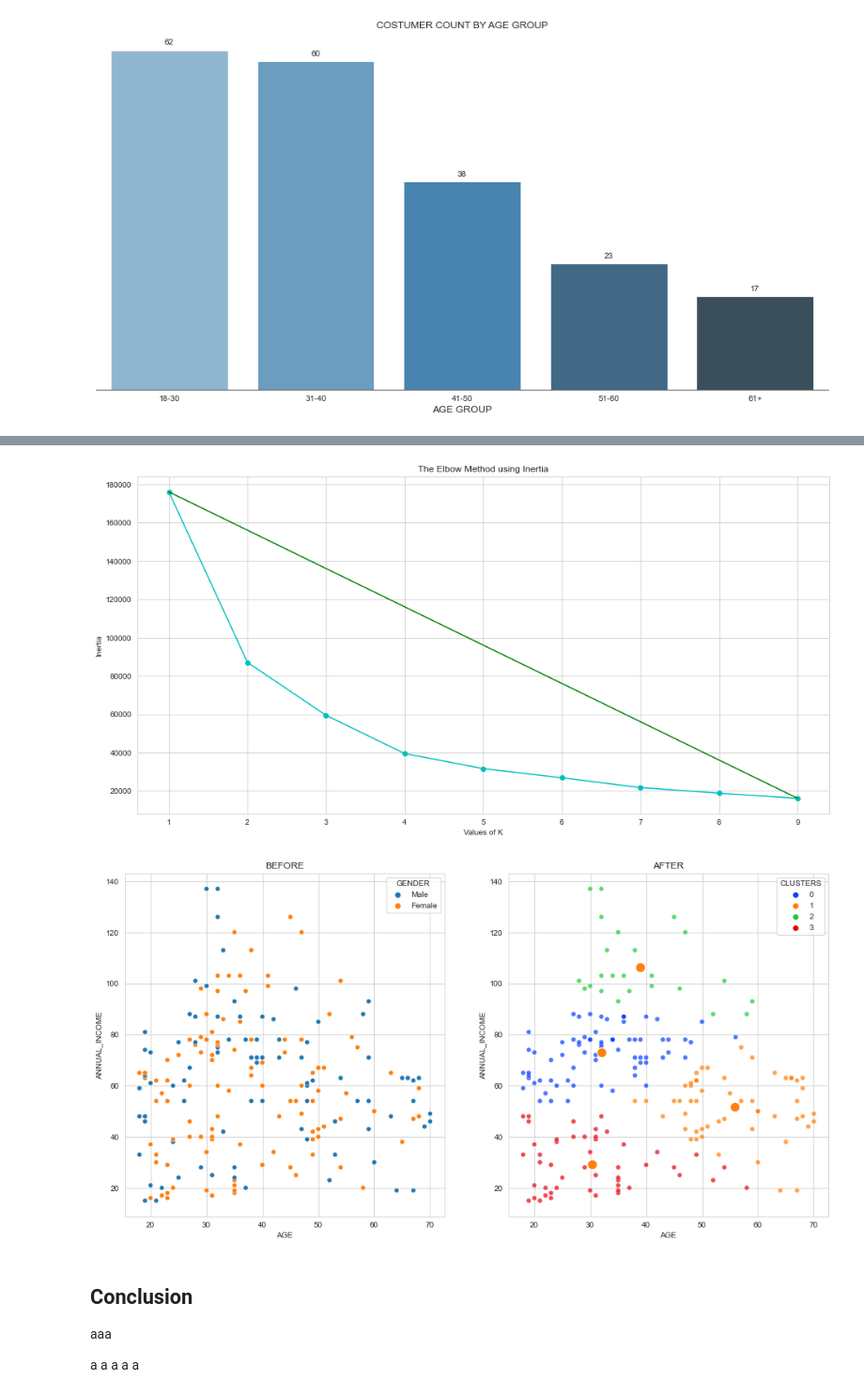
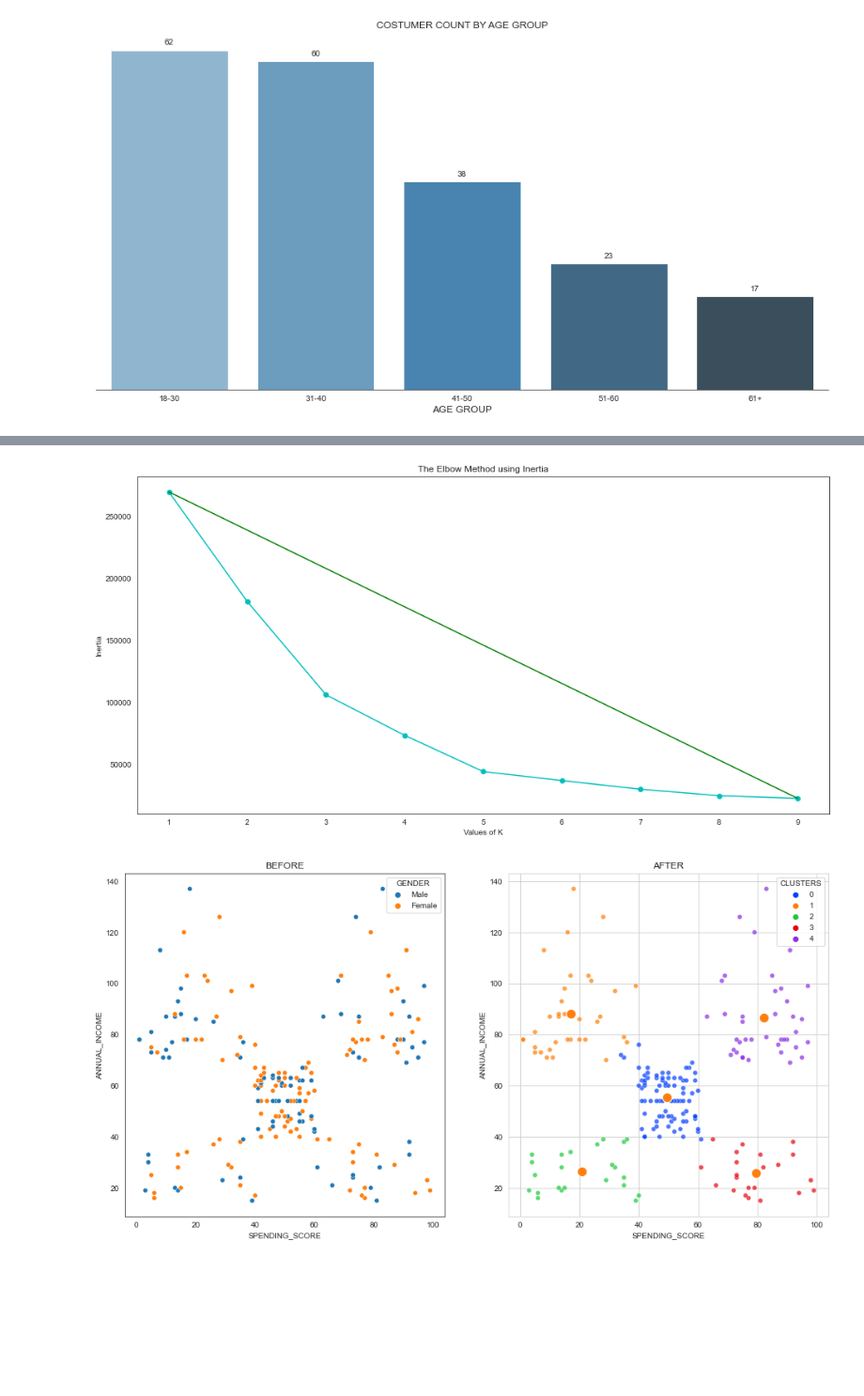
Before and after one commit to matsuch/Mall-Costumer-Segmentation, a Jupyter notebook: Mall-Costumer-Segmentation.ipynb, the cells around one changed output, grey strips where cells are left out. Shown at 94% size. Cells and saved outputs as stored; diff of their text form; code cells hidden in the pictures; blank space fills up the shorter version.

```diff
--- a/Mall-Costumer-Segmentation.ipynb
+++ b/Mall-Costumer-Segmentation.ipynb
@@ -388,16 +464,10 @@ clustering_df, centroids = two_dimensional_clustering(score_age_data, 10, df['AG
-# %%
-clustering_df, centroids = two_dimensional_clustering(income_age_data, 10, df['AGE'], df['ANNUAL_INCOME'])
-# %% [output]
-[figure, removed]
-[figure, removed]
-# %% [markdown]
-## Conclusion
-
-
-aaa
-
-a
-a
-a
-a
-a
+# %%
+#numpy array
+income_score_data = df[['SPENDING_SCORE', 'ANNUAL_INCOME']].to_numpy()
+
+#call function
+clustering_income_score, centroids = two_dimensional_clustering(income_score_data, 10, df['SPENDING_SCORE'], df['ANNUAL_INCOME'])
+plots(clustering_income_score)
+# %% [output]
+[figure, added]
+[figure, added]
```
Also changed, not shown: parts of 26 cells of this notebook.
